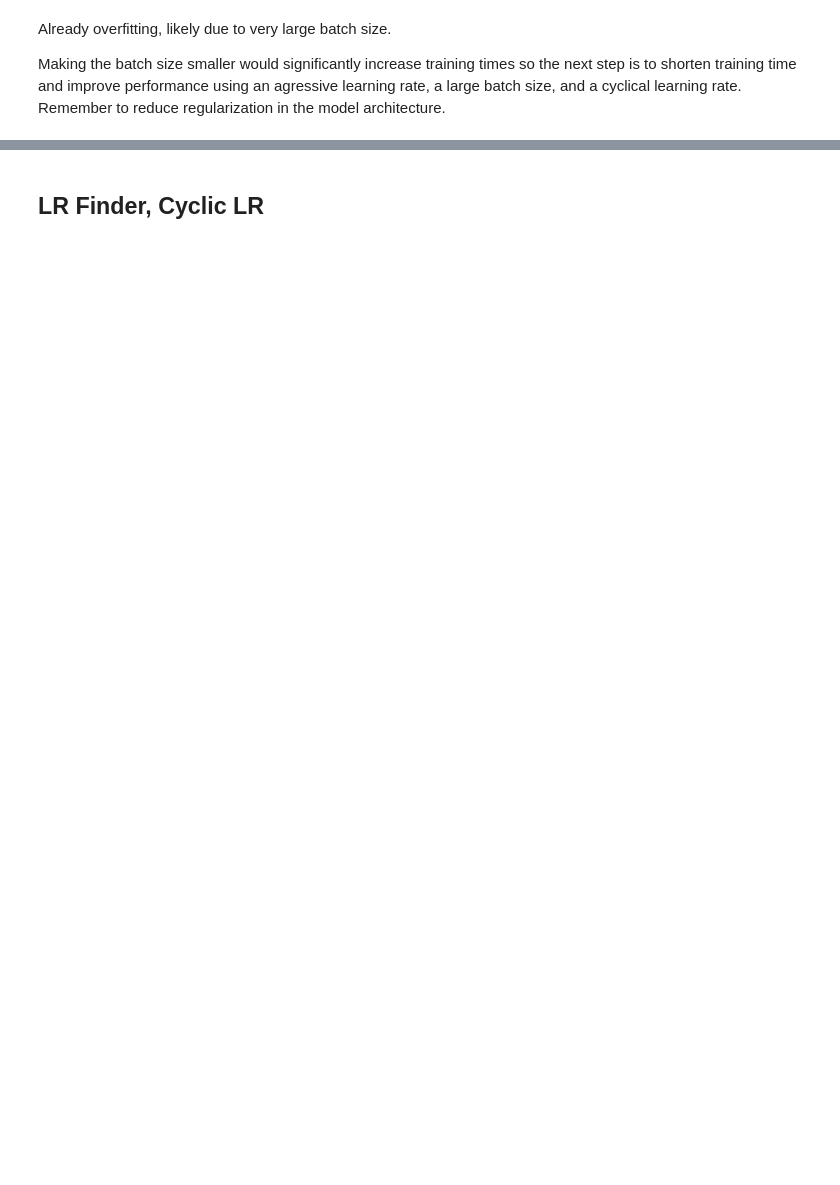
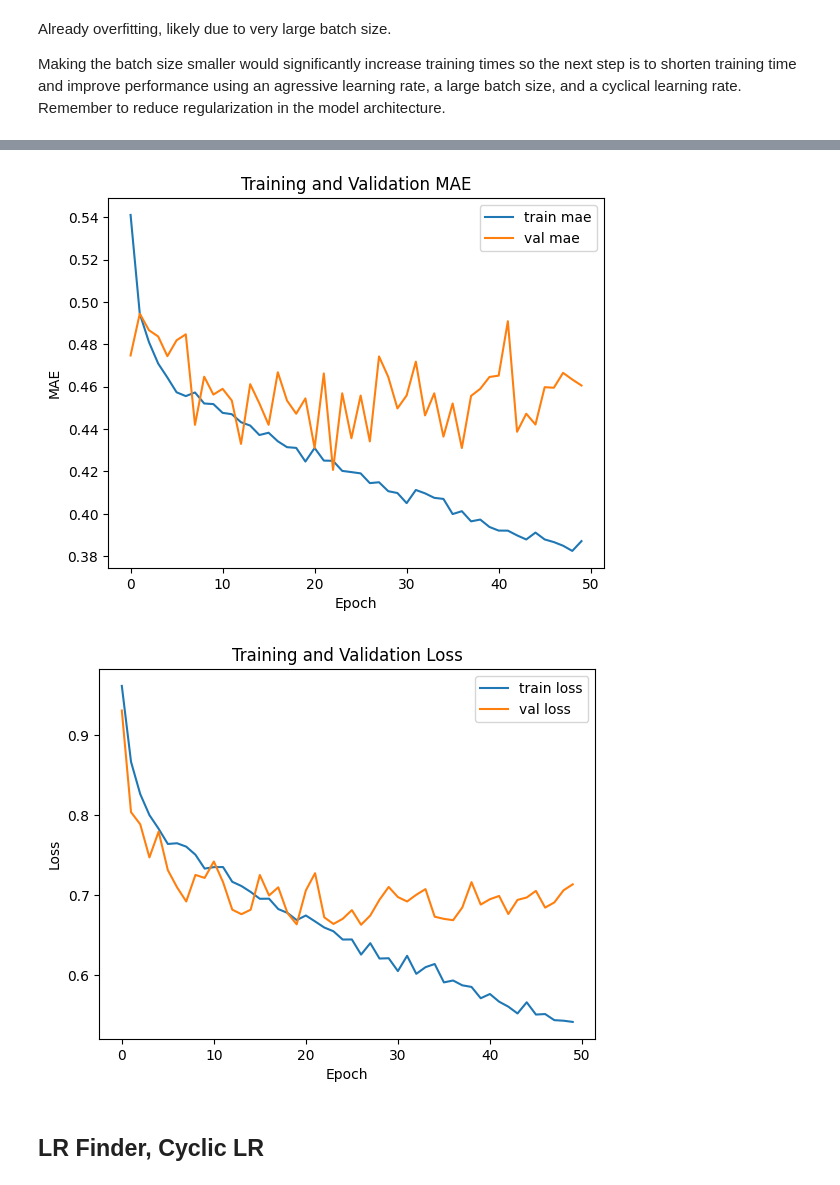
Before and after one commit to martsawup/yugioh-card-price-predictor, a Jupyter notebook: yugioh-price-predict.ipynb, the cells around one changed output, grey strips where cells are left out. Saved outputs shown, nothing was run; the diff lists cells and outputs as text; code cells hidden in the pictures; blank space fills up the shorter version.

```diff
--- a/yugioh-price-predict.ipynb
+++ b/yugioh-price-predict.ipynb
@@ -1009,2 +1066,5 @@ Making the batch size smaller would significantly increase training times so the
 # %%
 tf.keras.backend.clear_session()
+# %%
+model.set_weights(initial_weights)
+history = model.fit({'text input': train_text, 'num input': train_metadata}, y_train, validation_data= ({'text input': test_text, 'num input': test_metadata}, y_test), epochs= 50, batch_size= 64)
@@ -1011,3 +1089,24 @@ tf.keras.backend.clear_session()
+# %%
+    # Plot MAE
+    plt.plot(history.history['mae'], label='train mae')
+    plt.plot(history.history['val_mae'], label='val mae')
+    plt.xlabel('Epoch')
+    plt.ylabel('MAE')
+    plt.legend()
+    plt.title('Training and Validation MAE')
+    plt.show()
+
+    # Plot loss
+    plt.plot(history.history['loss'], label='train loss')
+    plt.plot(history.history['val_loss'], label='val loss')
+    plt.xlabel('Epoch')
+    plt.ylabel('Loss')
+    plt.legend()
+    plt.title('Training and Validation Loss')
+    plt.show()
+# %% [output]
+[figure, added]
+[figure, added]
 # %% [markdown]
 ## LR Finder, Cyclic LR
 # %%
```
Also changed, not shown: parts of 21 cells of this notebook.
